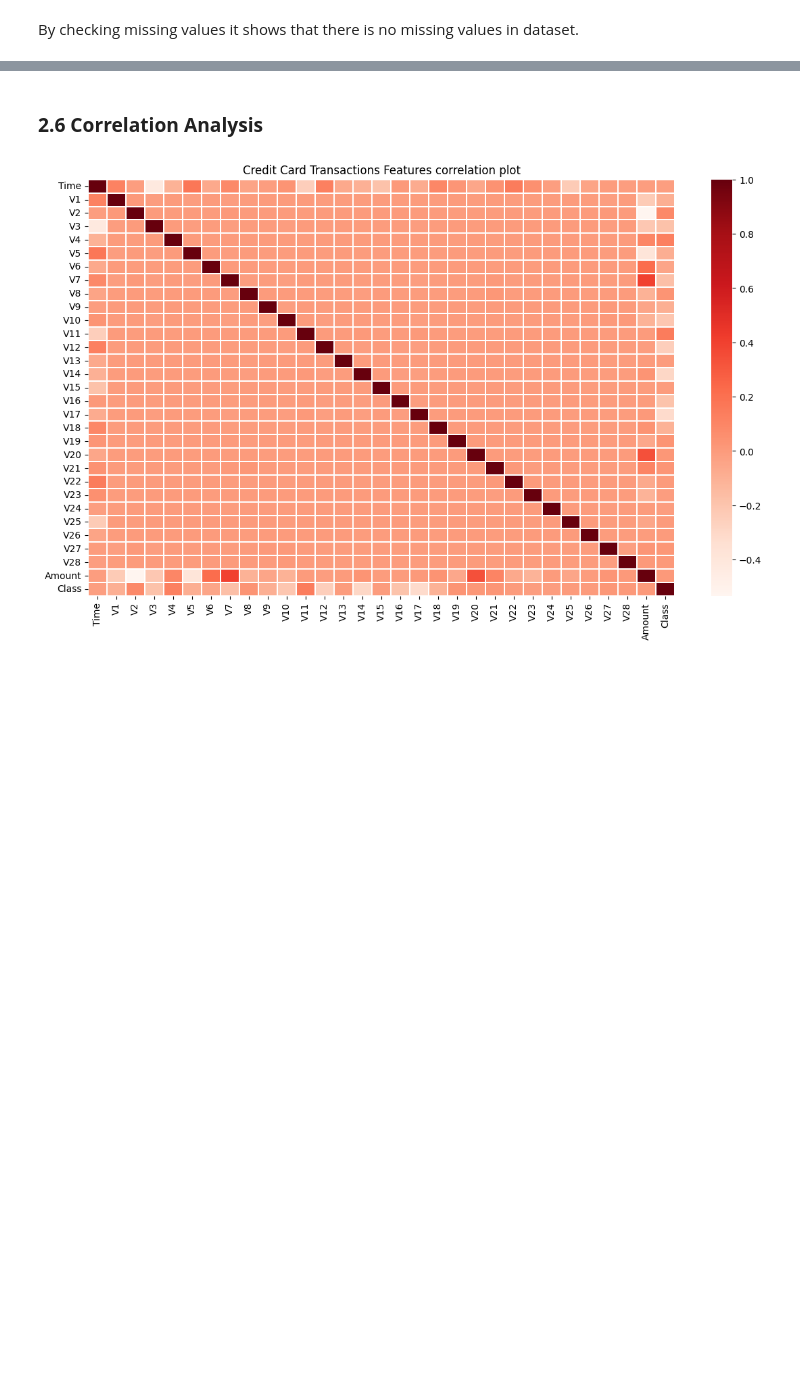
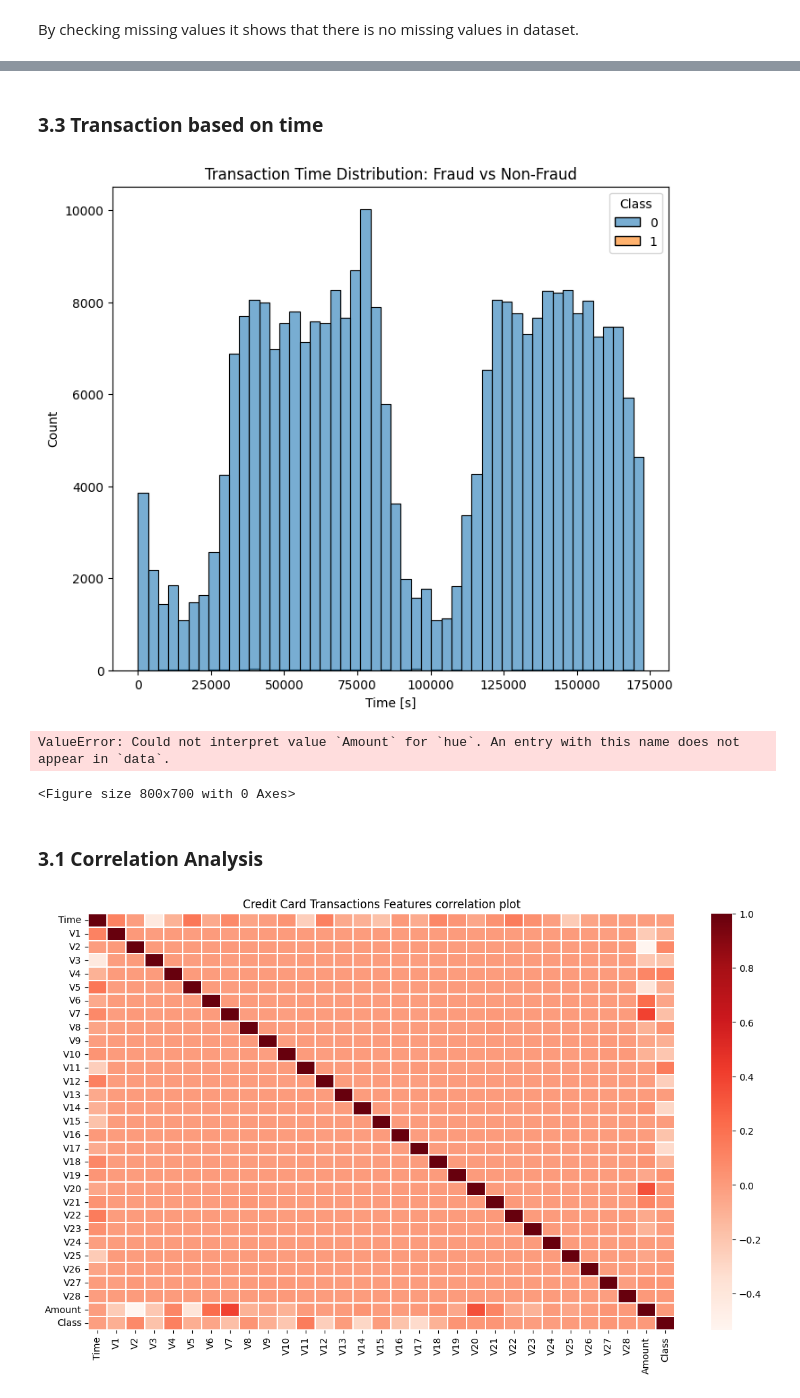
Before and after one commit to rixwan-khan/Credit_Card_Fraud_Detection, a Jupyter notebook: credit_card_fraud_detection.ipynb, the cells around one changed output, grey strips where cells are left out. Saved outputs shown, nothing was run; the diff lists cells and outputs as text; code cells hidden in the pictures; blank space fills up the shorter version.

```diff
--- a/credit_card_fraud_detection.ipynb
+++ b/credit_card_fraud_detection.ipynb
@@ -263,5 +319,68 @@ df = df.drop_duplicates()
+# %% [markdown]
+### **3.3 Transaction based on time**
+# %%
+non_fraud_txn = df[df['Class'] == 0]['Time']
+fraud_txn = df[df['Class'] == 1]['Time']
+
+# Create DataFrame with a 'Class' column
+df_non_fraud = pd.DataFrame({
+    'Time': non_fraud_txn,
+    'Class': 0
+})
+
+df_fraud = pd.DataFrame({
+    'Time': fraud_txn,
+    'Class': 1
+})
+
+# Combine both DataFrames
+df_hist = pd.concat([df_non_fraud, df_fraud], ignore_index=True)
+
+# Plot
+plt.figure(figsize=(8,7))
+sns.histplot(
+    data=df_hist,
+    x='Time',
+    hue='Class',
+    bins=50,
+    alpha=0.6,
+    kde=False
+)
+
+plt.title('Transaction Time Distribution: Fraud vs Non-Fraud')
+plt.xlabel('Time [s]')
+plt.ylabel('Count')
+plt.show()
+# %% [output]
+[figure, added]
+# %%
+non_fraud_txn = df[df['Class'] == 0]['Time']
+fraud_txn = df[df['Class'] == 1]['Time']
+
+# combining both above dataset for plotting
+hist_data = [fraud_txn, non_fraud_txn]
+
+df_hist = pd.DataFrame(hist_data, columns=['Time'])
+
+plt.figure(figsize=(8,7))
+sns.histplot(
+    data= df_hist,
+    x = 'Time',
+    hue = 'Amount',
+    bins = 50,
+    alpha = 0.6,
+    kde = False
+)
+
+plt.title('Transaction Time Distribution: Fraud vs Non-Fraud')
+plt.xlabel('Time [s]')
+plt.ylabel('Count')
+plt.show();
+# %% [output]
+ValueError: Could not interpret value `Amount` for `hue`. An entry with this name does not appear in `data`.
+<Figure size 800x700 with 0 Axes>
 # %% [markdown]
-### **2.6 Correlation Analysis**
+### **3.1 Correlation Analysis**
 # %%
 plt.figure(figsize=(14,8))
 plt.title('Credit Card Transactions Features correlation plot')
```
Also changed, not shown: parts of 40 cells of this notebook.
